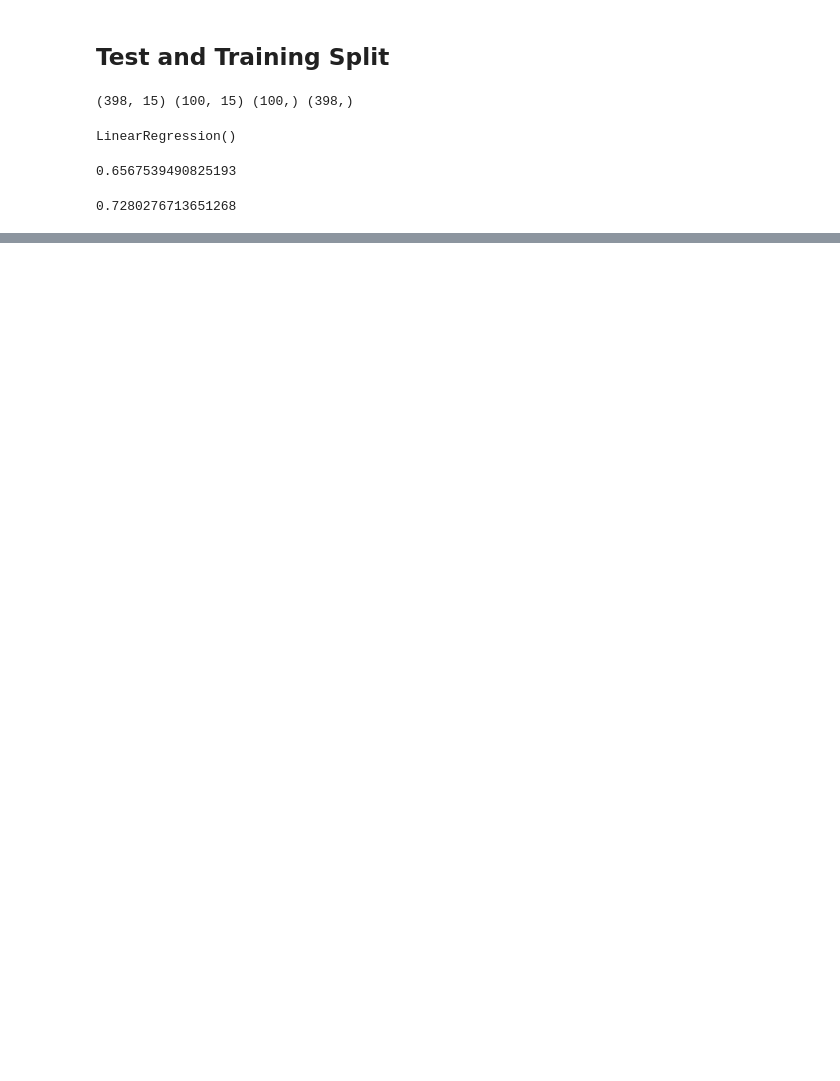
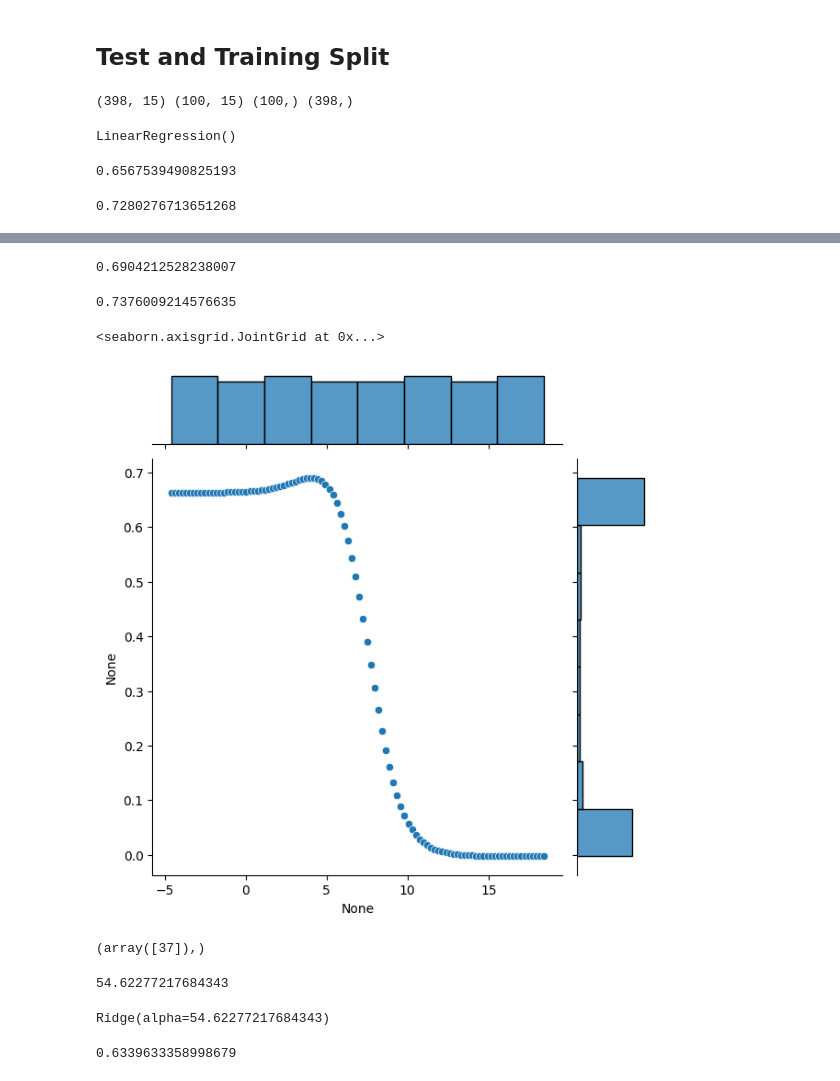
Before and after one commit to Fatai-soliu/Housepricing, a Jupyter notebook: Housing_Price_Exploratory_data_analysis.ipynb, the cells around one changed output, grey strips where cells are left out. Cells and saved outputs as stored; diff of their text form; code cells hidden in the pictures; blank space fills up the shorter version.

```diff
--- a/Housing_Price_Exploratory_data_analysis.ipynb
+++ b/Housing_Price_Exploratory_data_analysis.ipynb
@@ -563,0 +580,3 @@ r2_score(Y_train, Y_train_a)
+# %%
+lm_r = Ridge(alpha = 0.5)
+lm_r.fit(X_train_s, Y_train)
@@ -563,0 +597,2 @@ r2_score(Y_train, Y_train_a)
+# %%
+param_range = np.logspace(-2,8,100)
@@ -563,0 +619,2 @@ r2_score(Y_train, Y_train_a)
+# %%
+train_scores, test_scores = validation_curve( Ridge(), X_train_s, Y_train, param_name="alpha", param_range = param_range, scoring = "r2")
@@ -563,0 +664,2 @@ r2_score(Y_train, Y_train_a)
+# %%
+test_mean = np.mean(test_scores, axis = 1)
@@ -563,0 +686,24 @@ r2_score(Y_train, Y_train_a)
+# %%
+#Maximum R square value of mu model
+max(test_mean)
+# %% [output]
+0.6904212528238007
+# %%
+max(train_mean)
+# %% [output]
+0.7376009214576635
+# %%
+#Plot a value of the R-sqaures of the model
+
+sns.jointplot(x=np.log(param_range), y=test_mean)
+# %% [output]
+<seaborn.axisgrid.JointGrid at 0x...>
+[figure, added]
+# %%
+np.where(test_mean==max(test_mean))
+# %% [output]
+(array([37]),)
+# %%
+param_range[37]  #Lamda value where we are getting the maximum value
+# %% [output]
+54.62277217684343
@@ -563,0 +712,10 @@ r2_score(Y_train, Y_train_a)
+# %%
+#Fitting our model on the train set
+
+lm_r_best.fit(X_train_s, Y_train)
+# %% [output]
+Ridge(alpha=54.62277217684343)
+# %%
+r2_score(Y_test, lm_r_best.predict(X_test_s))
+# %% [output]
+0.6339633358998679
```
Also changed, not shown: parts of 19 cells of this notebook.
